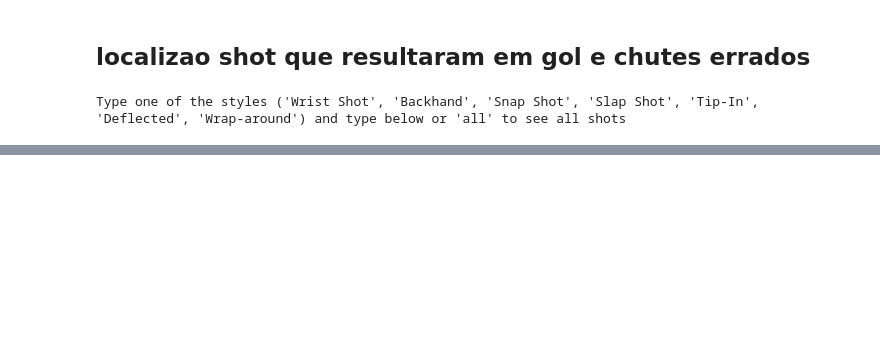
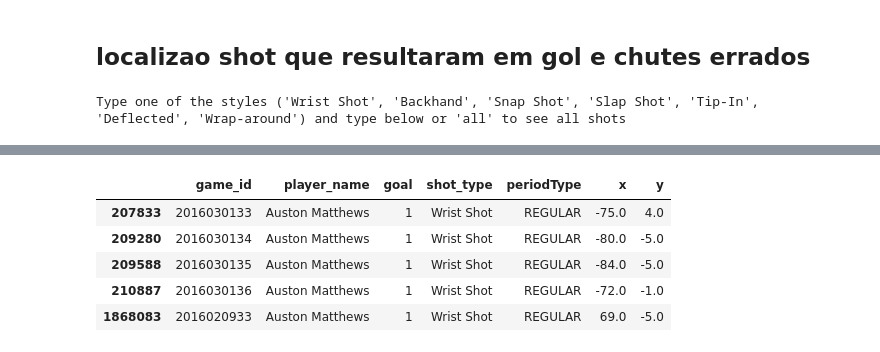
Before and after one commit to DanOakStats/NHL, a Jupyter notebook: data_cleaning.ipynb, the cells around one changed output, grey strips where cells are left out. Saved outputs shown, nothing was run; the diff lists cells and outputs as text; code cells hidden in the pictures; blank space fills up the shorter version.

```diff
--- a/data_cleaning.ipynb
+++ b/data_cleaning.ipynb
@@ -933,0 +936,9 @@ Type here: Wrist Shot
+# %%
+teste.head()
+# %% [output]
+|  | game_id | player_name | goal | shot_type | periodType | x | y |
+| 207833 | 2016030133 | Auston Matthews | 1 | Wrist Shot | REGULAR | -75.0 | 4.0 |
+| 209280 | 2016030134 | Auston Matthews | 1 | Wrist Shot | REGULAR | -80.0 | -5.0 |
+| 209588 | 2016030135 | Auston Matthews | 1 | Wrist Shot | REGULAR | -84.0 | -5.0 |
+| 210887 | 2016030136 | Auston Matthews | 1 | Wrist Shot | REGULAR | -72.0 | -1.0 |
+| 1868083 | 2016020933 | Auston Matthews | 1 | Wrist Shot | REGULAR | 69.0 | -5.0 |
```
Also changed, not shown: parts of 12 cells of this notebook.
